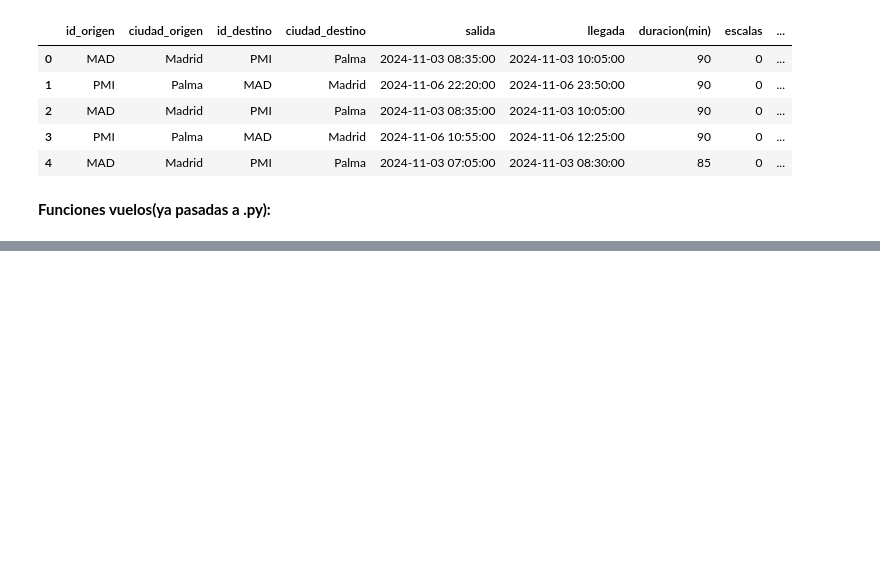
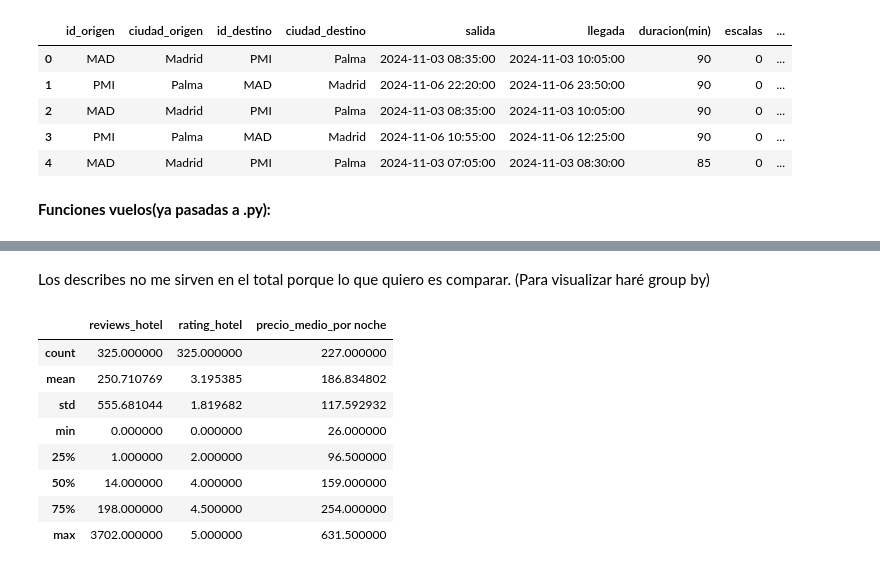
Before and after one commit to jgilsu11/Proyecto3-Explorando-Viajes, a Jupyter notebook: viaje.ipynb, the cells around one changed output, grey strips where cells are left out. Saved outputs shown, nothing was run; the diff lists cells and outputs as text; code cells hidden in the pictures; blank space fills up the shorter version.

```diff
--- a/viaje.ipynb
+++ b/viaje.ipynb
@@ -751,0 +833,14 @@ TypeError: unsupported operand type(s) for +: 'NoneType' and 'NoneType'
+# %% [markdown]
+Los describes no me sirven en el total porque lo que quiero es comparar. (Para visualizar haré group by)
+# %%
+df_hoteles_total.describe()
+# %% [output]
+|  | reviews_hotel | rating_hotel | precio_medio_por noche |
+| count | 325.000000 | 325.000000 | 227.000000 |
+| mean | 250.710769 | 3.195385 | 186.834802 |
+| std | 555.681044 | 1.819682 | 117.592932 |
+| min | 0.000000 | 0.000000 | 26.000000 |
+| 25% | 1.000000 | 2.000000 | 96.500000 |
+| 50% | 14.000000 | 4.000000 | 159.000000 |
+| 75% | 198.000000 | 4.500000 | 254.000000 |
+| max | 3702.000000 | 5.000000 | 631.500000 |
```
Also changed, not shown: parts of 23 cells of this notebook, 15 other files.
